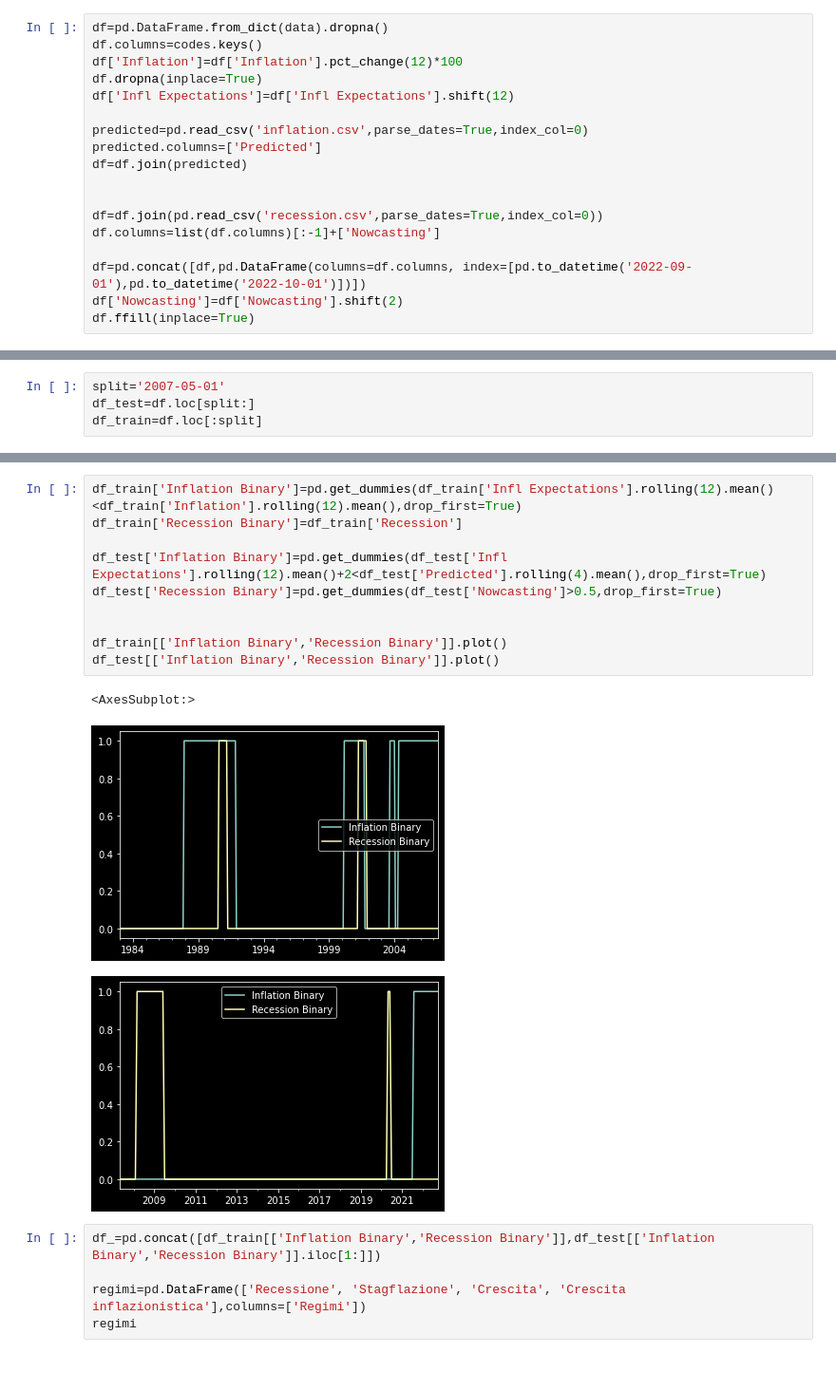
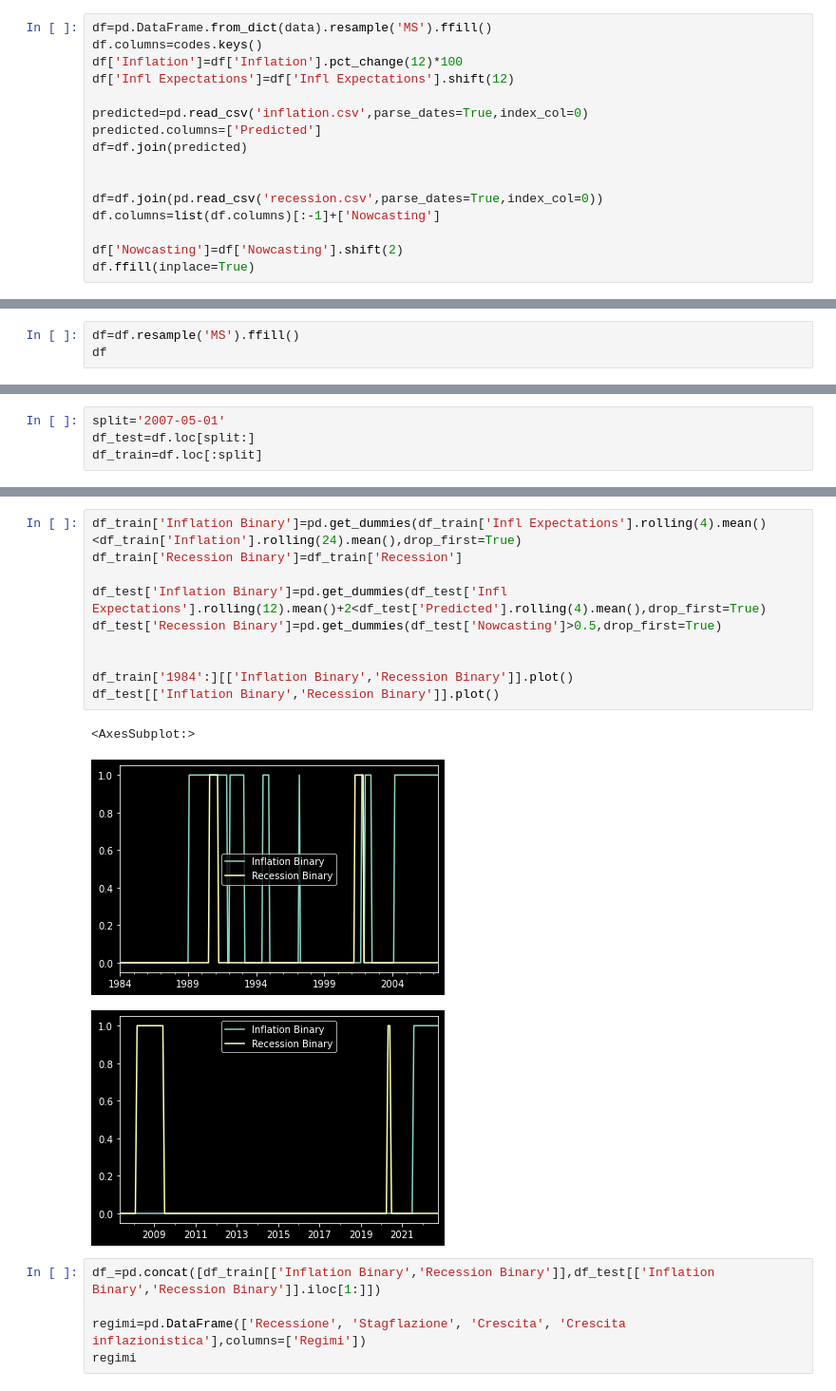
Before and after one commit to enexqnt/RBAA, a Jupyter notebook: RBAA.ipynb, the cells around one changed output, grey strips where cells are left out. Shown at 95% size. Cells and saved outputs as stored; diff of their text form.

```diff
--- a/RBAA.ipynb
+++ b/RBAA.ipynb
@@ -35,10 +35,9 @@ codes={'Inflation': 'CPIAUCSL','Recession':'USRECD','Infl Expectations': 'EXPINF
 for i in codes.values():
     data[i]=fred.get_series(i)
 # %%
-df=pd.DataFrame.from_dict(data).dropna()
+df=pd.DataFrame.from_dict(data).resample('MS').ffill()
 df.columns=codes.keys()
 df['Inflation']=df['Inflation'].pct_change(12)*100
-df.dropna(inplace=True)
 df['Infl Expectations']=df['Infl Expectations'].shift(12)
 
 predicted=pd.read_csv('inflation.csv',parse_dates=True,index_col=0)
@@ -49,6 +48,5 @@ df=df.join(predicted)
 df=df.join(pd.read_csv('recession.csv',parse_dates=True,index_col=0))
 df.columns=list(df.columns)[:-1]+['Nowcasting']
 
-df=pd.concat([df,pd.DataFrame(columns=df.columns, index=[pd.to_datetime('2022-09-01'),pd.to_datetime('2022-10-01')])])
 df['Nowcasting']=df['Nowcasting'].shift(2)
 df.ffill(inplace=True)
@@ -70,0 +53,3 @@ df
+# %%
+df=df.resample('MS').ffill()
+df
@@ -75,16 +79,16 @@ df_train=df.loc[:split]
 # %%
-df_train['Inflation Binary']=pd.get_dummies(df_train['Infl Expectations'].rolling(12).mean()<df_train['Inflation'].rolling(12).mean(),drop_first=True)
+df_train['Inflation Binary']=pd.get_dummies(df_train['Infl Expectations'].rolling(4).mean()<df_train['Inflation'].rolling(24).mean(),drop_first=True)
 df_train['Recession Binary']=df_train['Recession']
 
 df_test['Inflation Binary']=pd.get_dummies(df_test['Infl Expectations'].rolling(12).mean()+2<df_test['Predicted'].rolling(4).mean(),drop_first=True)
 df_test['Recession Binary']=pd.get_dummies(df_test['Nowcasting']>0.5,drop_first=True)
 
 
-df_train[['Inflation Binary','Recession Binary']].plot()
+df_train['1984':][['Inflation Binary','Recession Binary']].plot()
 df_test[['Inflation Binary','Recession Binary']].plot()
 # %% [output]
 <AxesSubplot:>
-[figure, old version]
+[figure, new version]
 [figure]
 # %%
 df_=pd.concat([df_train[['Inflation Binary','Recession Binary']],df_test[['Inflation Binary','Recession Binary']].iloc[1:]])
```
Also changed, not shown: parts of 32 cells of this notebook.
